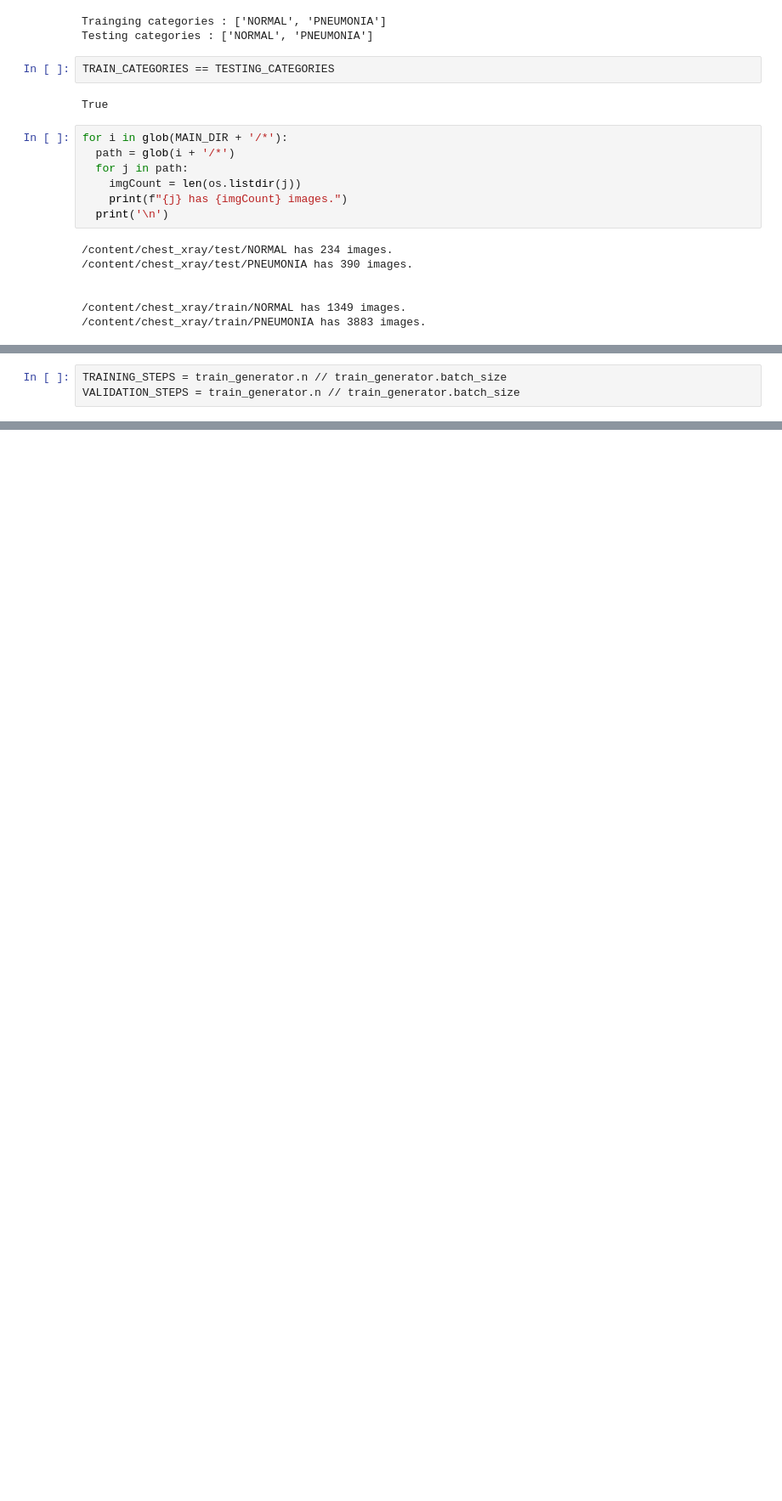
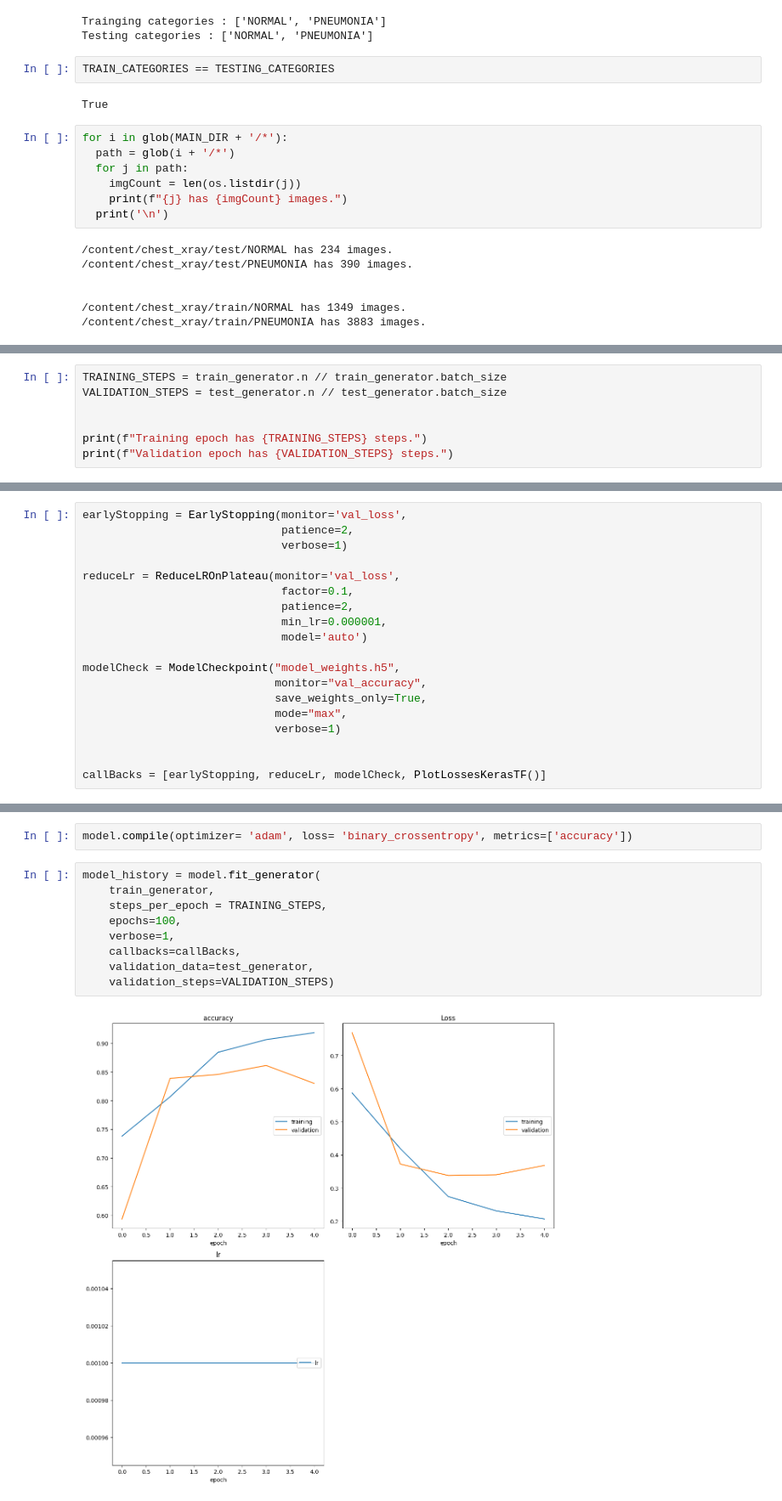
Before and after one commit to pinilDissanayaka/Pneumonia-Detection-using-Deep-Learning, a Jupyter notebook: Pneumonia_Detection.ipynb, the cells around one changed output, grey strips where cells are left out. Shown at 85% size. Cells and saved outputs as stored; diff of their text form; blank space fills up the shorter version.

```diff
--- a/Pneumonia_Detection.ipynb
+++ b/Pneumonia_Detection.ipynb
@@ -177,4 +181,8 @@ Found 5232 images belonging to 2 classes.
 Found 624 images belonging to 2 classes.
 # %%
 TRAINING_STEPS = train_generator.n // train_generator.batch_size
-VALIDATION_STEPS = train_generator.n // train_generator.batch_size
+VALIDATION_STEPS = test_generator.n // test_generator.batch_size
+
+
+print(f"Training epoch has {TRAINING_STEPS} steps.")
+print(f"Validation epoch has {VALIDATION_STEPS} steps.")
@@ -180,0 +192,19 @@ VALIDATION_STEPS = train_generator.n // train_generator.batch_size
+# %%
+earlyStopping = EarlyStopping(monitor='val_loss',
+                              patience=2,
+                              verbose=1)
+
+reduceLr = ReduceLROnPlateau(monitor='val_loss',
+                              factor=0.1,
+                              patience=2,
+                              min_lr=0.000001,
+                              model='auto')
+
+modelCheck = ModelCheckpoint("model_weights.h5",
+                             monitor="val_accuracy",
+                             save_weights_only=True,
+                             mode="max",
+                             verbose=1)
+
+
+callBacks = [earlyStopping, reduceLr, modelCheck, PlotLossesKerasTF()]
@@ -180,0 +268,13 @@ VALIDATION_STEPS = train_generator.n // train_generator.batch_size
+# %%
+model.compile(optimizer= 'adam', loss= 'binary_crossentropy', metrics=['accuracy'])
+# %%
+model_history = model.fit_generator(
+    train_generator,
+    steps_per_epoch = TRAINING_STEPS,
+    epochs=100,
+    verbose=1,
+    callbacks=callBacks,
+    validation_data=test_generator,
+    validation_steps=VALIDATION_STEPS)
+# %% [output]
+[figure, added]
```
Also changed, not shown: parts of 9 cells of this notebook.
